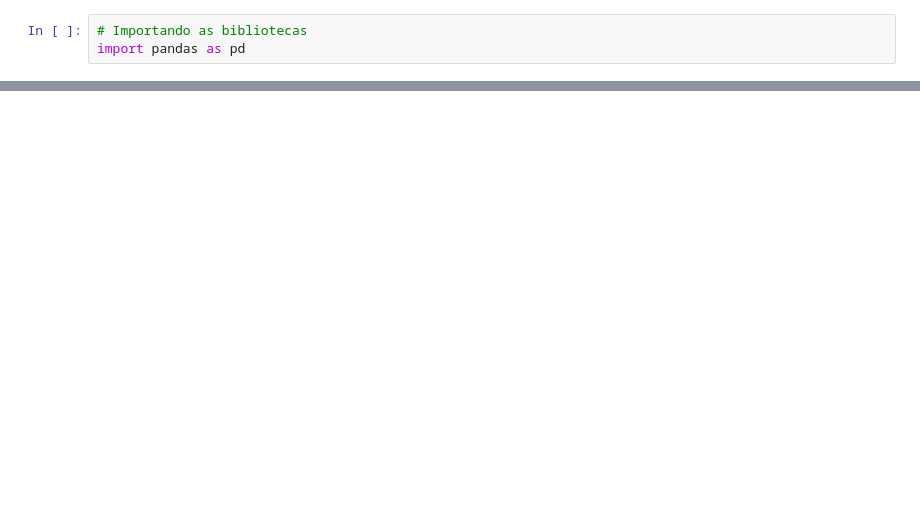
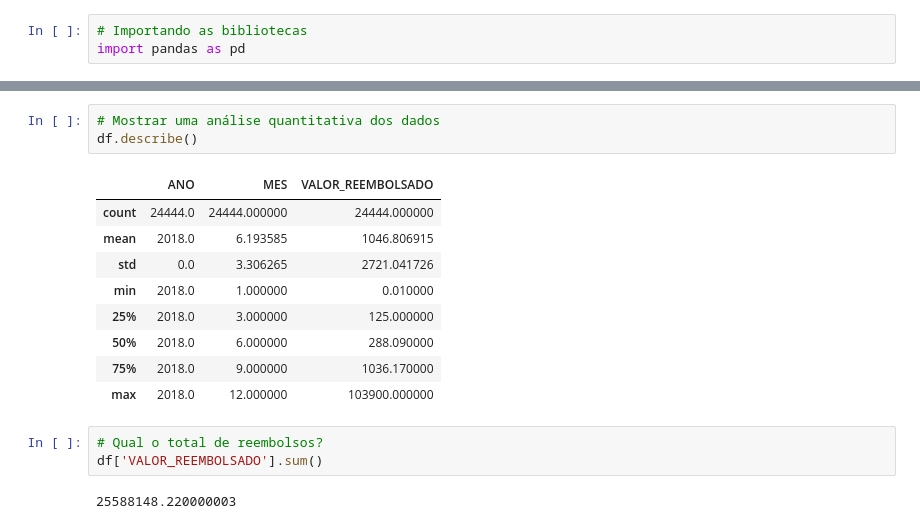
Before and after one commit to ValeriaNiceria/analise_dados_python, a Jupyter notebook: notebooks/cotas_para_exercicio_da_atividade_parlamentar_dos_senadores/senadores.ipynb, the cells around one changed output, grey strips where cells are left out. Saved outputs shown, nothing was run; the diff lists cells and outputs as text; blank space fills up the shorter version.

```diff
--- a/notebooks/cotas_para_exercicio_da_atividade_parlamentar_dos_senadores/senadores.ipynb
+++ b/notebooks/cotas_para_exercicio_da_atividade_parlamentar_dos_senadores/senadores.ipynb
@@ -17,0 +38,18 @@ df.head()
+# %%
+# Mostrar uma análise quantitativa dos dados
+df.describe()
+# %% [output]
+|  | ANO | MES | VALOR_REEMBOLSADO |
+| count | 24444.0 | 24444.000000 | 24444.000000 |
+| mean | 2018.0 | 6.193585 | 1046.806915 |
+| std | 0.0 | 3.306265 | 2721.041726 |
+| min | 2018.0 | 1.000000 | 0.010000 |
+| 25% | 2018.0 | 3.000000 | 125.000000 |
+| 50% | 2018.0 | 6.000000 | 288.090000 |
+| 75% | 2018.0 | 9.000000 | 1036.170000 |
+| max | 2018.0 | 12.000000 | 103900.000000 |
+# %%
+# Qual o total de reembolsos?
+df['VALOR_REEMBOLSADO'].sum()
+# %% [output]
+25588148.220000003
```
Also changed, not shown: parts of 11 cells of this notebook, 1 other file.
